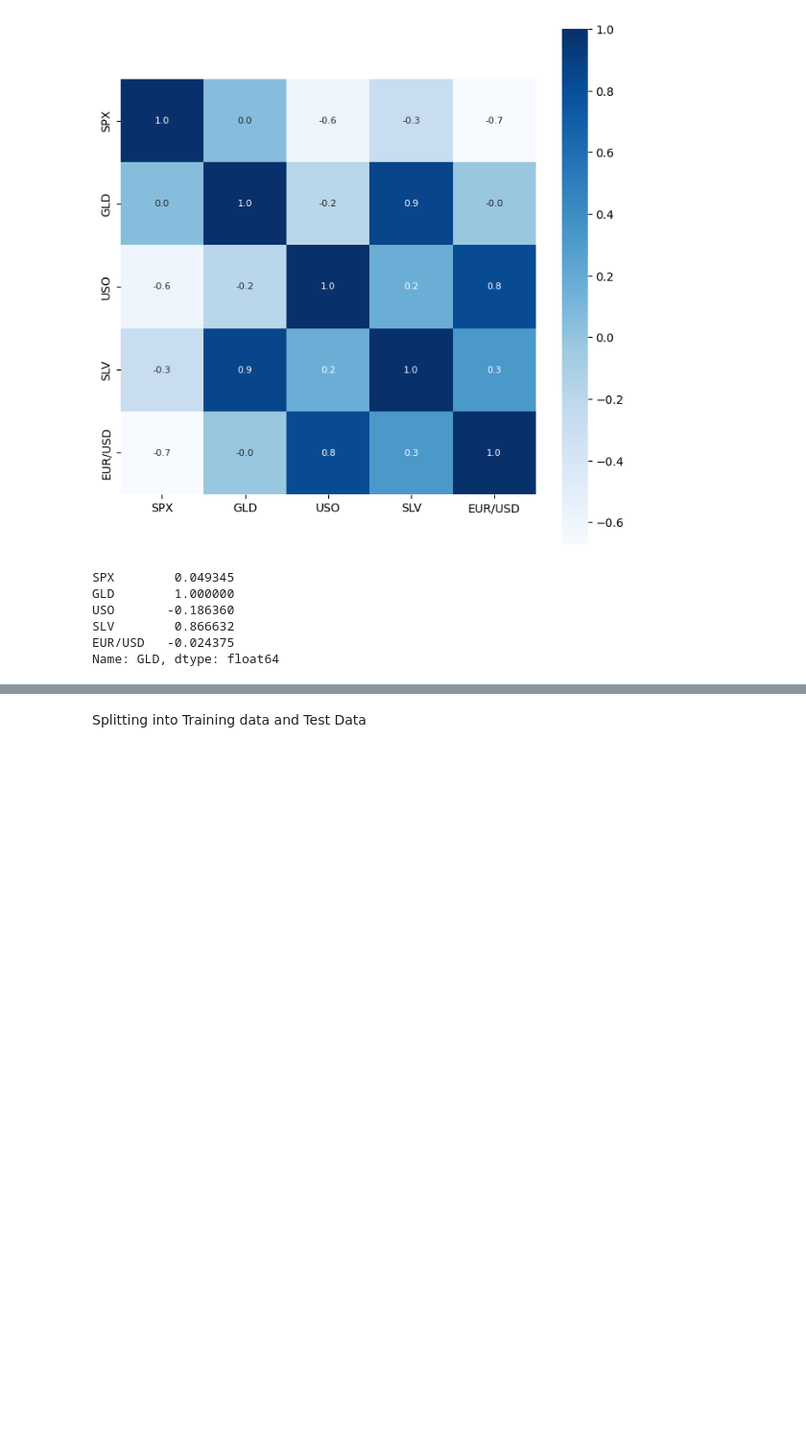
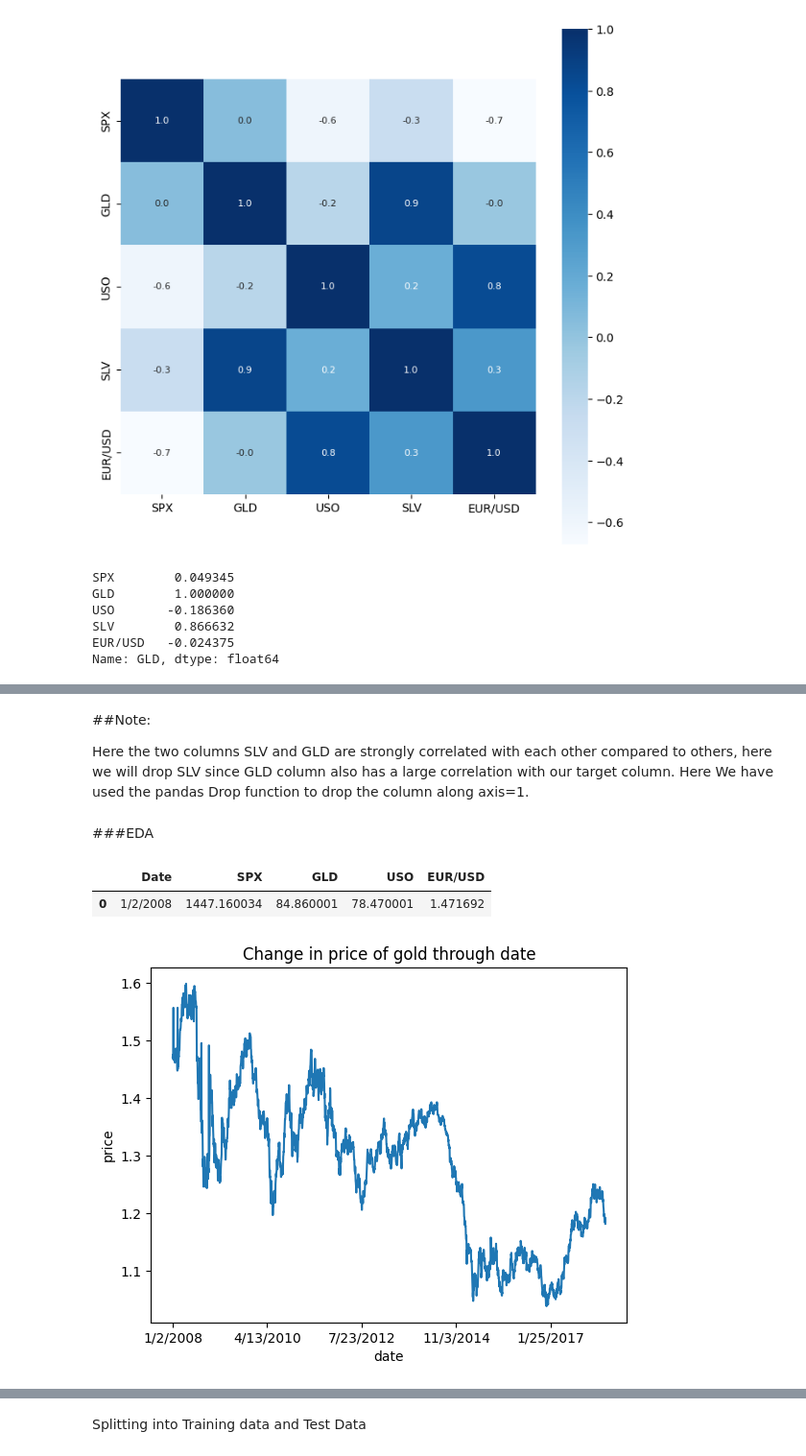
Before and after one commit to Suresh8352/Gold_Price_Prediction, a Jupyter notebook: Gold_Price_Prediction.ipynb, the cells around one changed output, grey strips where cells are left out. Shown: that part at 96% size. Saved outputs shown, nothing was run; the diff lists cells and outputs as text; code cells hidden in the pictures; blank space fills up the shorter version.

```diff
--- a/Gold_Price_Prediction.ipynb
+++ b/Gold_Price_Prediction.ipynb
@@ -14,4 +25,4 @@ from sklearn import metrics
 Data Collection and Processing
 # %%
 # loading the csv data to a Pandas DataFrame
-gold_data = pd.read_csv('/content/gld_price_data.csv')
+gold_data = pd.read_csv('/content/drive/MyDrive/Placement_2024/Projects_Noncore/Gold_Price/gold_price_data.csv')
@@ -123,0 +124,25 @@ Splitting the Features and Target
+# %% [markdown]
+##Note:
+
+Here the two columns SLV and GLD are strongly correlated with each other compared to others, here we will drop SLV since GLD column also has a large correlation with our target column. Here We have used the pandas Drop function to drop the column along axis=1.
+# %%
+gold_data.drop("SLV", axis=1,
+             inplace=True)
+# %% [markdown]
+###EDA
+# %%
+gold_data.head(1)
+# %% [output]
+|  | Date | SPX | GLD | USO | EUR/USD |
+| 0 | 1/2/2008 | 1447.160034 | 84.860001 | 78.470001 | 1.471692 |
+# %%
+# reset the index to date column
+gold_data.set_index("Date", inplace=True)
+# %%
+gold_data["EUR/USD"].plot()
+plt.title("Change in price of gold through date")
+plt.xlabel("date")
+plt.ylabel("price")
+plt.show()
+# %% [output]
+[figure, added]
```
Also changed, not shown: parts of 35 cells of this notebook.
